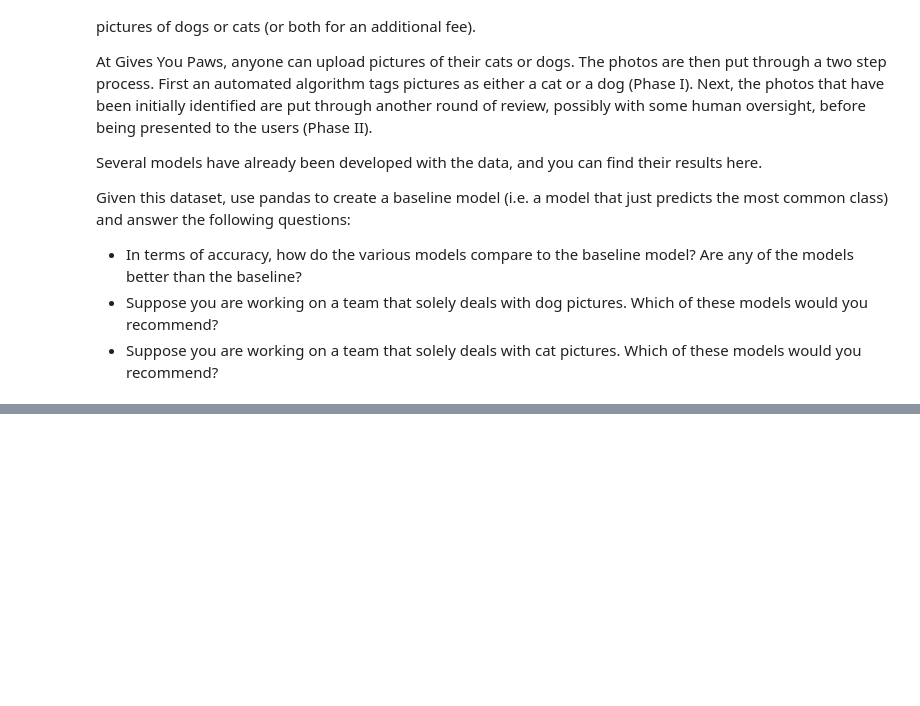
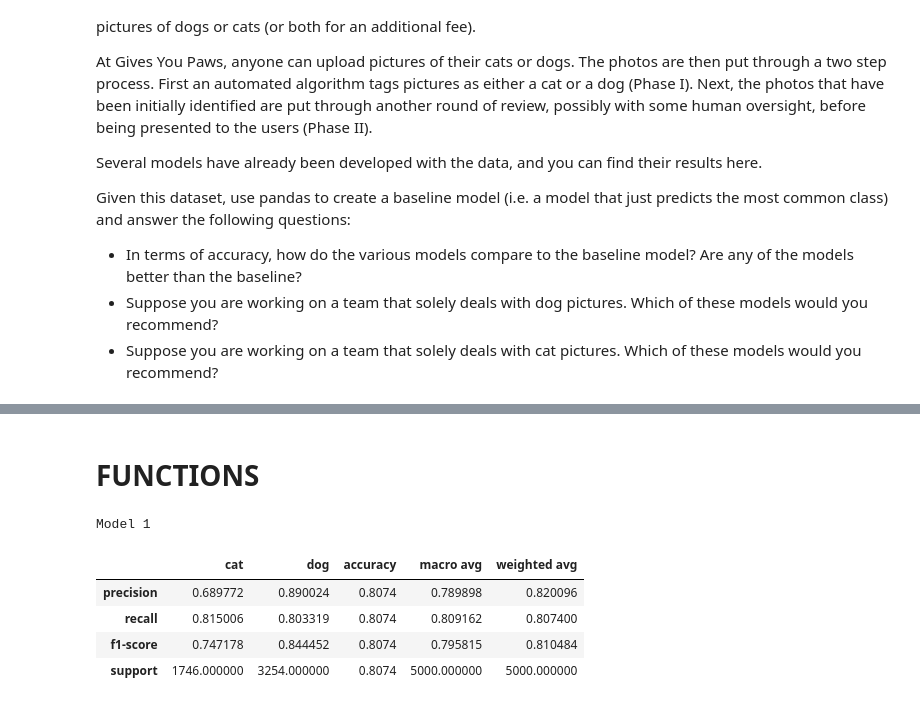
Before and after one commit to manuelparra1/classification-exercises, a Jupyter notebook: model_evaluation.ipynb, the cells around one changed output, grey strips where cells are left out. Saved outputs shown, nothing was run; the diff lists cells and outputs as text; code cells hidden in the pictures; blank space fills up the shorter version.

```diff
--- a/model_evaluation.ipynb
+++ b/model_evaluation.ipynb
@@ -65,0 +323,2 @@ Given this dataset, use pandas to create a baseline model (i.e. a model that jus
+# %% [markdown]
+# FUNCTIONS
@@ -65,0 +327,14 @@ Given this dataset, use pandas to create a baseline model (i.e. a model that jus
+# %%
+
+
+print("Model 1")
+pd.DataFrame(classification_report(df.actual, df.model1,
+                      labels=['cat','dog'],
+                      output_dict=True))
+# %% [output]
+Model 1
+|  | cat | dog | accuracy | macro avg | weighted avg |
+| precision | 0.689772 | 0.890024 | 0.8074 | 0.789898 | 0.820096 |
+| recall | 0.815006 | 0.803319 | 0.8074 | 0.809162 | 0.807400 |
+| f1-score | 0.747178 | 0.844452 | 0.8074 | 0.795815 | 0.810484 |
+| support | 1746.000000 | 3254.000000 | 0.8074 | 5000.000000 | 5000.000000 |
```
Also changed, not shown: parts of 45 cells of this notebook.
